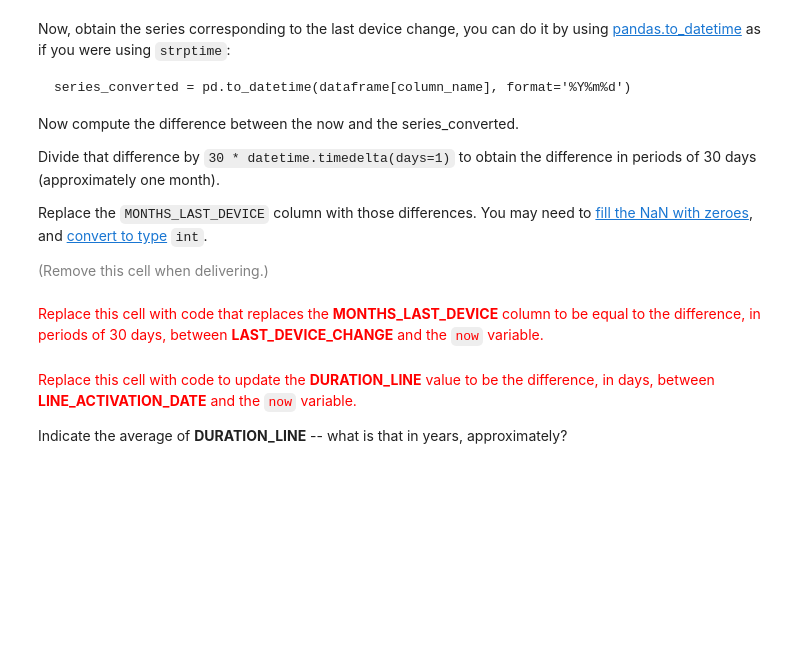
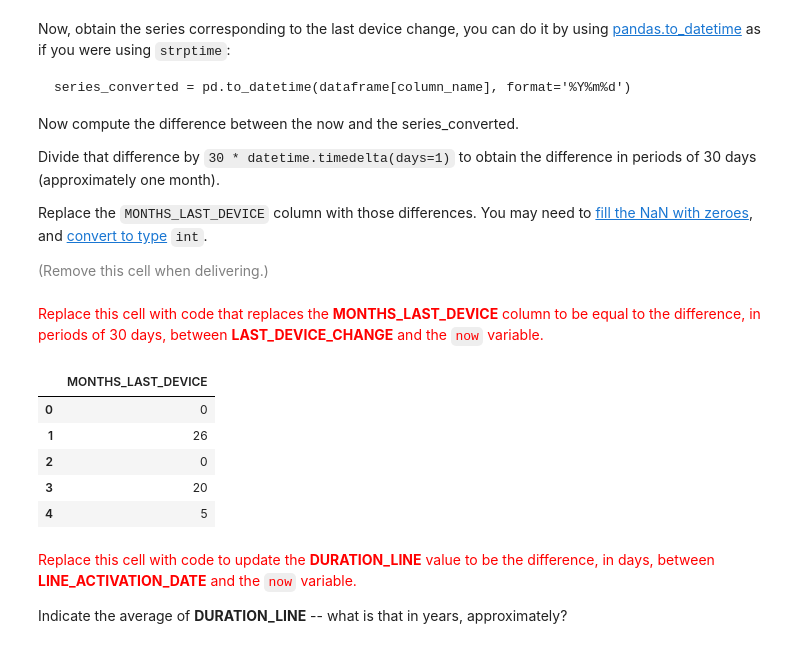
Before and after one commit to BernatQuintilla/data-mining-course, a Jupyter notebook: practicum/ps01_02/ps01_02_data_preparation.ipynb, the cells around one changed output. Saved outputs shown, nothing was run; the diff lists cells and outputs as text; code cells hidden in the pictures; blank space fills up the shorter version.

```diff
--- a/practicum/ps01_02/ps01_02_data_preparation.ipynb
+++ b/practicum/ps01_02/ps01_02_data_preparation.ipynb
@@ -555,6 +555,21 @@ Replace the `MONTHS_LAST_DEVICE` column with those differences. You may need to
 <font size="-1" color="gray">(Remove this cell when delivering.)</font>
 # %% [markdown]
 <font size="+1" color="red">Replace this cell with code that replaces the **MONTHS_LAST_DEVICE** column to be equal to the difference, in periods of 30 days, between **LAST_DEVICE_CHANGE** and the `now` variable.</font>
+# %%
+series_converted = pd.to_datetime(df03['LAST_DEVICE_CHANGE'], format='%Y%m%d')
+
+df03['MONTHS_LAST_DEVICE'] = (now - series_converted) / (30 * datetime.timedelta(days=1))
+df03['MONTHS_LAST_DEVICE'] = df03['MONTHS_LAST_DEVICE'].fillna(0).astype(int)
+
+dataf = pd.DataFrame(df03['MONTHS_LAST_DEVICE'])
+dataf.head()
+# %% [output]
+|  | MONTHS_LAST_DEVICE |
+| 0 | 0 |
+| 1 | 26 |
+| 2 | 0 |
+| 3 | 20 |
+| 4 | 5 |
 # %% [markdown]
 <font size="+1" color="red">Replace this cell with code to update the **DURATION_LINE** value to be the difference, in days, between **LINE_ACTIVATION_DATE** and the `now` variable.
 
```
Also changed, not shown: parts of 2 cells of this notebook.
